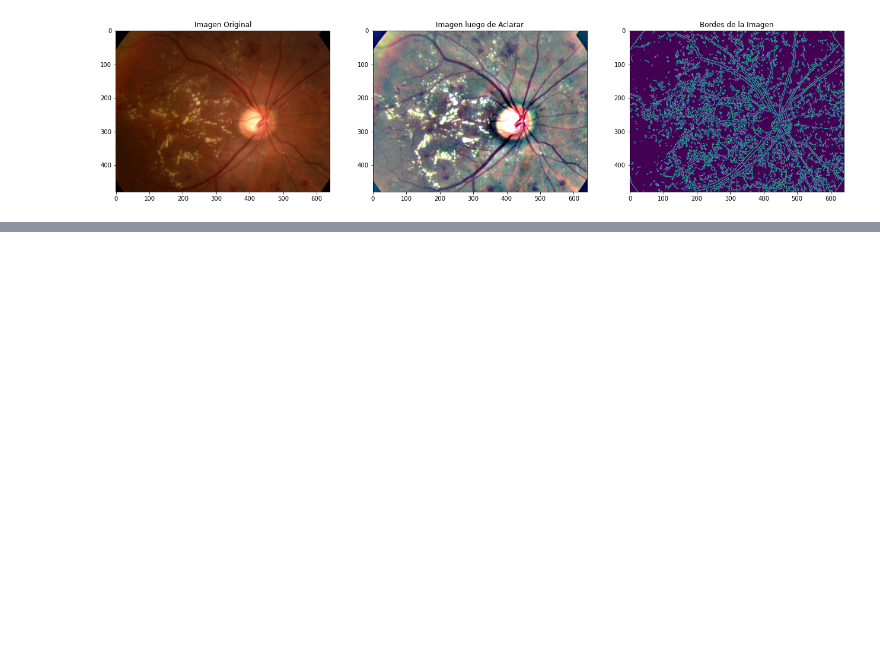
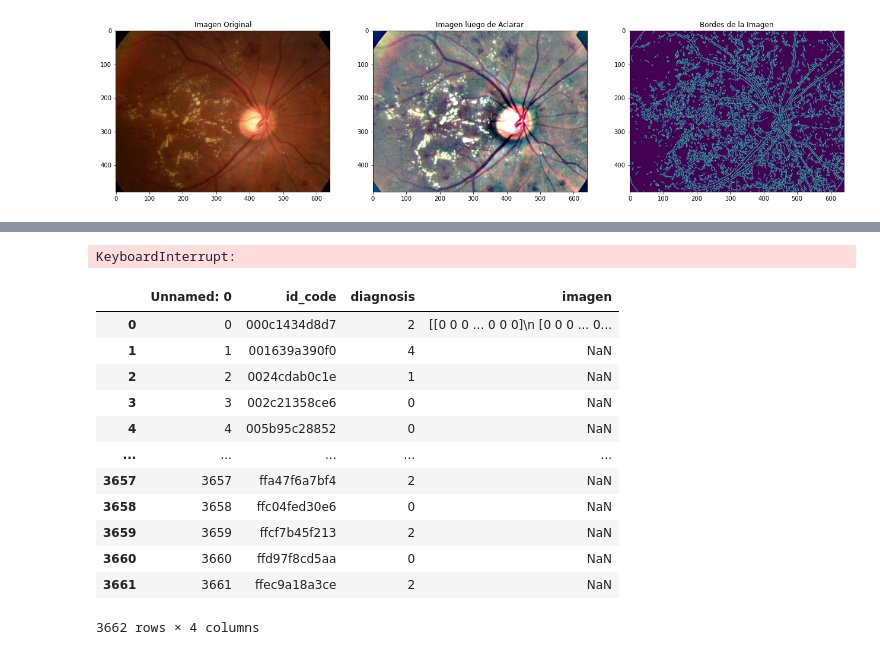
Before and after one commit to pablosao/UVG-CC3066-LB-Clasificacion-Imagenes, a Jupyter notebook: clasificacion_imagenes.ipynb, the cells around one changed output, grey strips where cells are left out. Drawn from its saved outputs; the diff is of its cells as text; code cells hidden in the pictures; blank space fills up the shorter version.

Commit message:
exportando imagenes transformadas a csv de test y train

```diff
--- a/clasificacion_imagenes.ipynb
+++ b/clasificacion_imagenes.ipynb
@@ -87,0 +99,26 @@ print(d[1])
+# %%
+data_train['imagen'] = data_train.apply(lambda row: transformacionImagen('train_images'
+                                                                         ,row.id_code
+                                                                         ,'png'
+                                                                         )
+                                                      , axis=1)
+# %% [output]
+KeyboardInterrupt:
+# %%
+data_trainW = pd.read_csv("train_wImage.csv")
+# %%
+data_trainW
+# %% [output]
+|  | Unnamed: 0 | id_code | diagnosis | imagen |
+| 0 | 0 | 000c1434d8d7 | 2 | [[0 0 0 ... 0 0 0]\n [0 0 0 ... 0... |
+| 1 | 1 | 001639a390f0 | 4 | NaN |
+| 2 | 2 | 0024cdab0c1e | 1 | NaN |
+| 3 | 3 | 002c21358ce6 | 0 | NaN |
+| 4 | 4 | 005b95c28852 | 0 | NaN |
+| ... | ... | ... | ... | ... |
+| 3657 | 3657 | ffa47f6a7bf4 | 2 | NaN |
+| 3658 | 3658 | ffc04fed30e6 | 0 | NaN |
+| 3659 | 3659 | ffcf7b45f213 | 2 | NaN |
+| 3660 | 3660 | ffd97f8cd5aa | 0 | NaN |
+| 3661 | 3661 | ffec9a18a3ce | 2 | NaN |
+3662 rows × 4 columns
```
Also changed, not shown: parts of 13 cells of this notebook, 3 other files.
